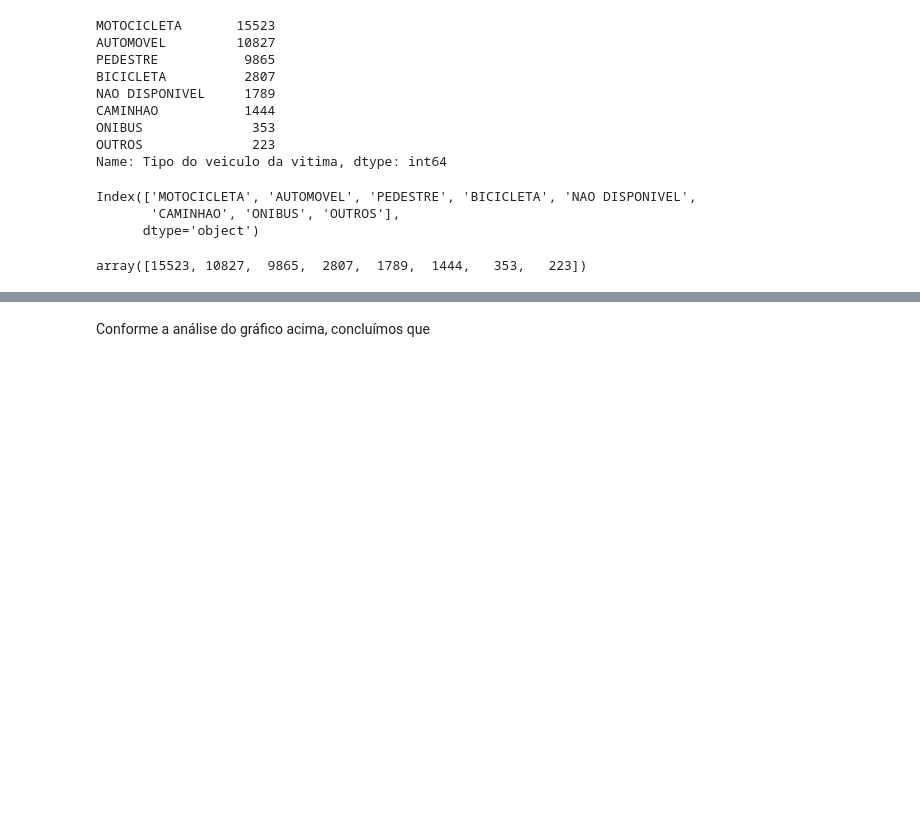
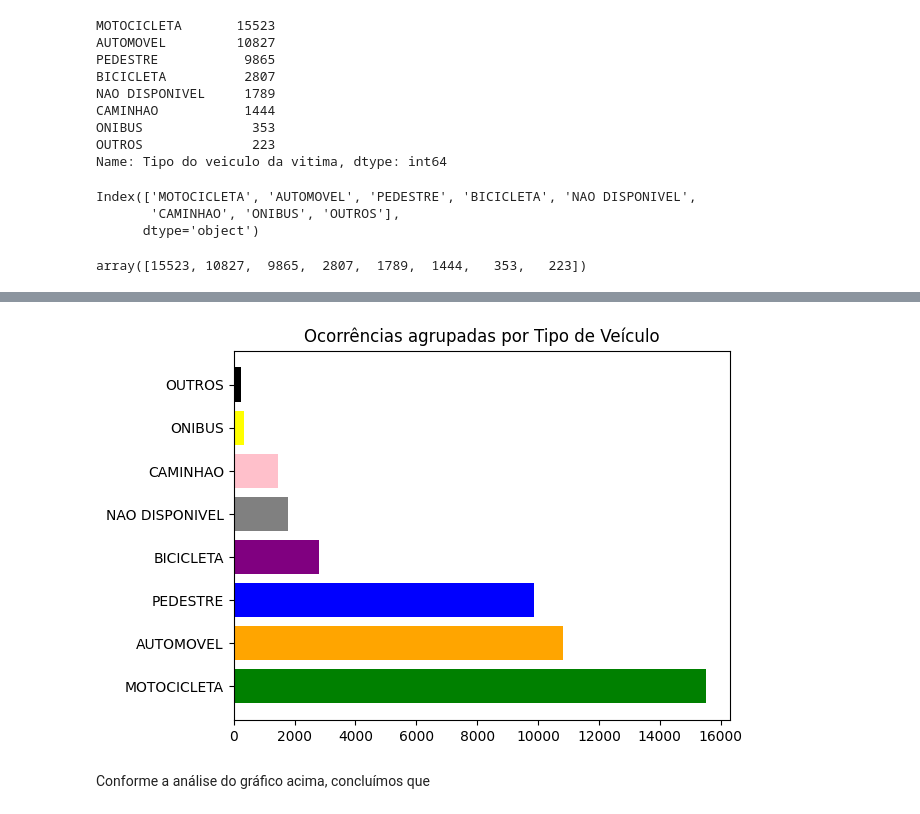
Before and after one commit to luizfernando120/Projeto-teste, a Jupyter notebook: Cópia_de_Projeto_07_Abril.ipynb, the cells around one changed output, grey strips where cells are left out. Cells and saved outputs as stored; diff of their text form; code cells hidden in the pictures; blank space fills up the shorter version.

```diff
--- a/Cópia_de_Projeto_07_Abril.ipynb
+++ b/Cópia_de_Projeto_07_Abril.ipynb
@@ -161,3 +158,4 @@ array([15523, 10827,  9865,  2807,  1789,  1444,   353,   223])
 # %%
 veiculos =['MOTOCICLETA', 'AUTOMOVEL', 'PEDESTRE', 'BICICLETA', 'NAO DISPONIVEL', 'CAMINHAO', 'ONIBUS', 'OUTROS']
 quantidade = [15523, 10827,  9865,  2807,  1789,  1444,   353,   223]
+cores_automoveis = ['green','orange','blue','purple','gray','pink','yellow','black']
@@ -168,2 +162,8 @@ px.bar(x=veiculos,y=quantidade,orientation='v',color=veiculos,width=1500,height=
+# %%
+grafico_automoveis = plt.barh(veiculos,quantidade, align ='center', color = cores_automoveis)
+plt.title('Ocorrências agrupadas por Tipo de Veículo')
+plt.show(grafico_automoveis)
+# %% [output]
+[figure, added]
 # %% [markdown]
 Conforme a análise do gráfico acima, concluímos que
```
Also changed, not shown: parts of 9 cells of this notebook.
